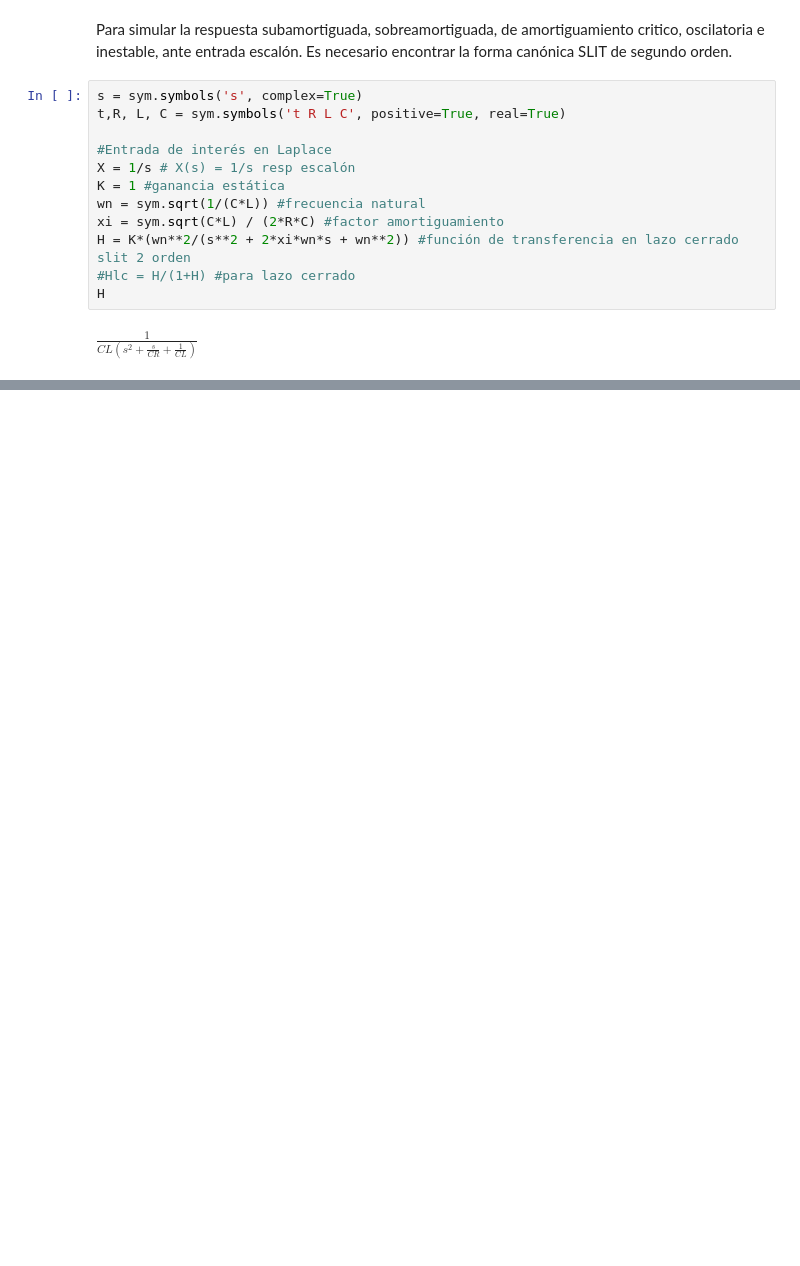
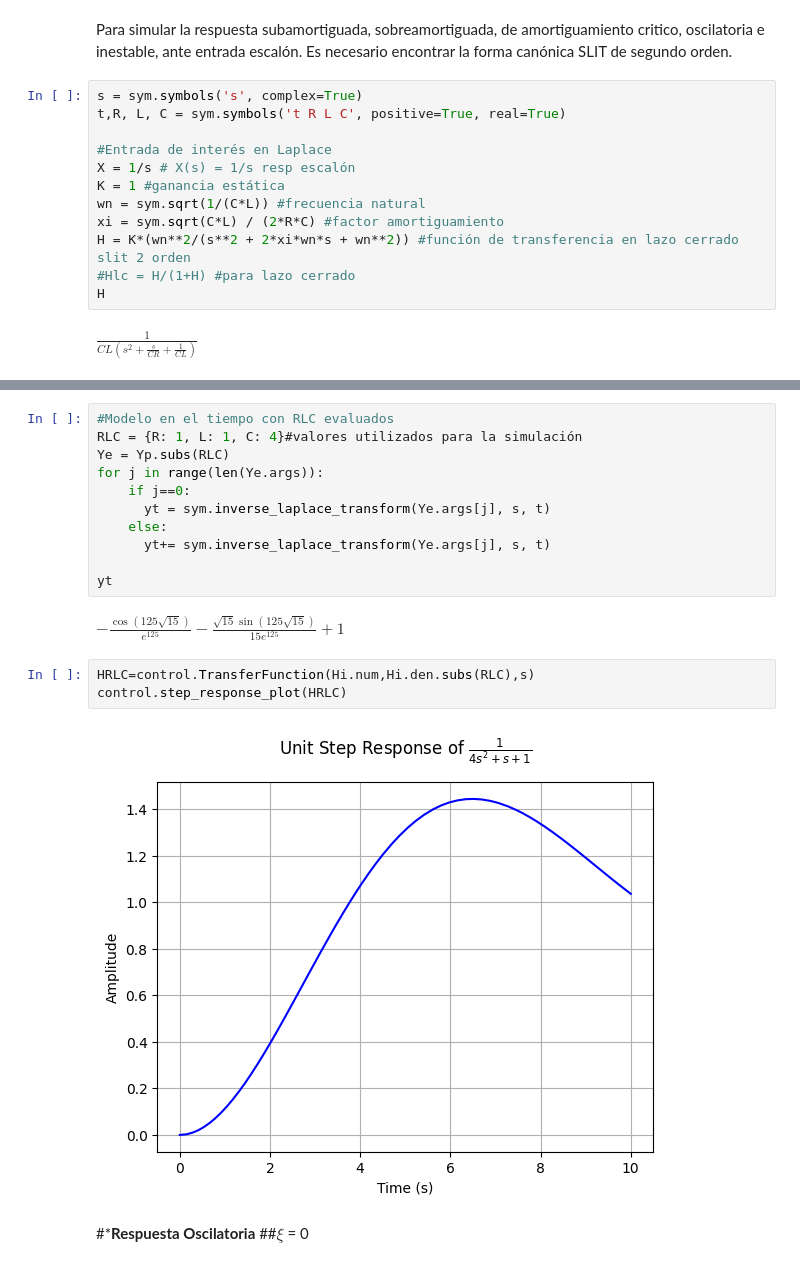
Before and after one commit to Julian27R/Trabajos, a Jupyter notebook: Ejercicios_simulación_SyS_nov_16-Laplace/Punto_4.ipynb, the cells around one changed output, grey strips where cells are left out. Drawn from its saved outputs; the diff is of its cells as text; blank space fills up the shorter version.

```diff
--- a/Ejercicios_simulación_SyS_nov_16-Laplace/Punto_4.ipynb
+++ b/Ejercicios_simulación_SyS_nov_16-Laplace/Punto_4.ipynb
@@ -93,0 +122,21 @@ $\displaystyle - \frac{1}{2}$
+# %%
+#Modelo en el tiempo con RLC evaluados
+RLC = {R: 1, L: 1, C: 4}#valores utilizados para la simulación
+Ye = Yp.subs(RLC)
+for j in range(len(Ye.args)):
+    if j==0:
+      yt = sym.inverse_laplace_transform(Ye.args[j], s, t)
+    else:
+      yt+= sym.inverse_laplace_transform(Ye.args[j], s, t)
+
+yt
+# %% [output]
+$\displaystyle - \frac{\cos{\left(125 \sqrt{15} \right)}}{e^{125}} - \frac{\sqrt{15} \sin{\left(125 \sqrt{15} \right)}}{15 e^{125}} + 1$
+# %%
+HRLC=control.TransferFunction(Hi.num,Hi.den.subs(RLC),s)
+control.step_response_plot(HRLC)
+# %% [output]
+[figure, added]
+# %% [markdown]
+#***Respuesta Oscilatoria**
+##$\xi$ = 0
```
Also changed, not shown: parts of 21 cells of this notebook.
